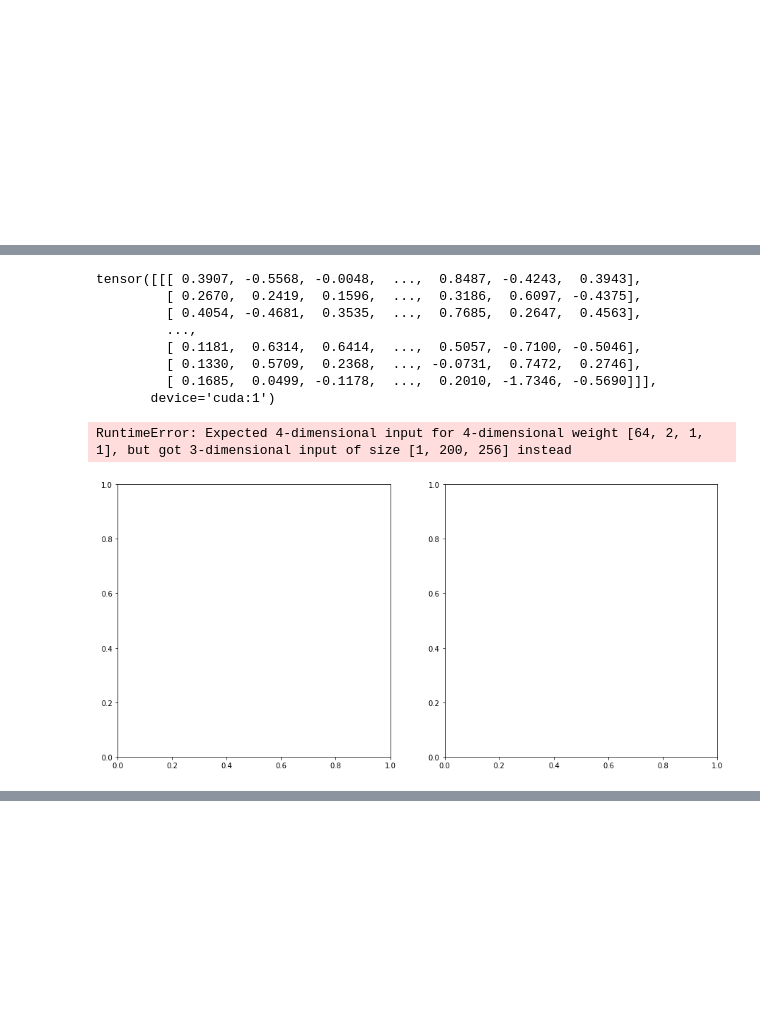
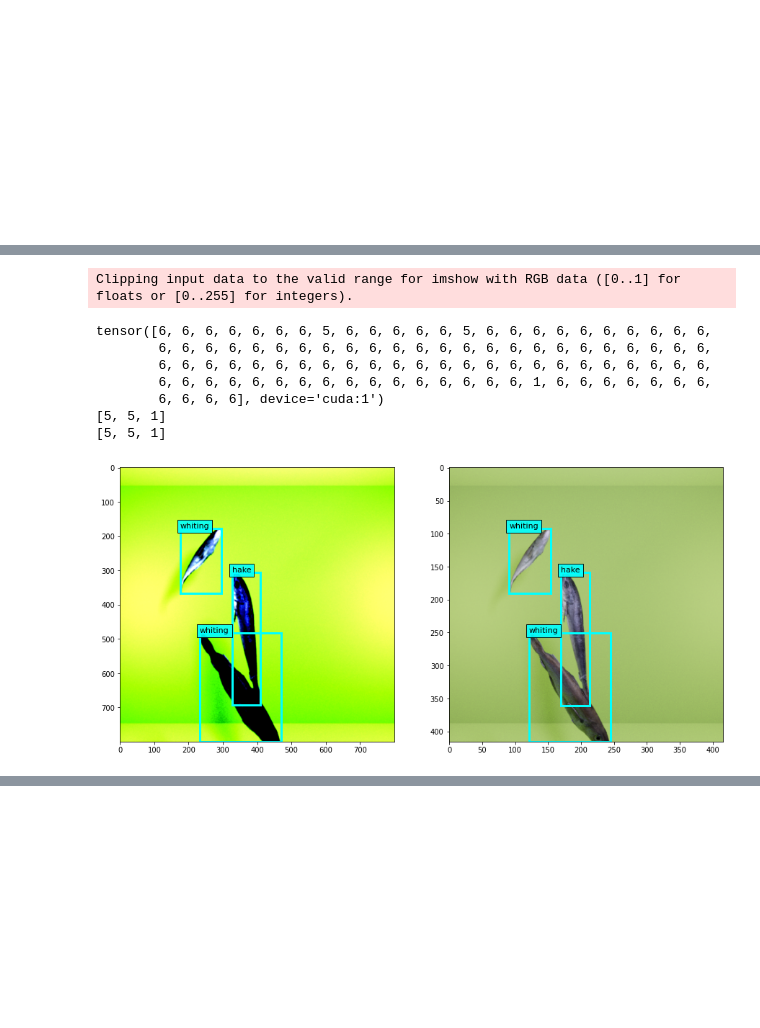
Before and after one commit to Napam/INF399-Master-DeepLearning, a Jupyter notebook: volume/DETRBook-2in1OutTrain.ipynb, the cells around one changed output, grey strips where cells are left out. Saved outputs shown, nothing was run; the diff lists cells and outputs as text; code cells hidden in the pictures.

Commit message:
refactored detr mkii

```diff
--- a/volume/DETRBook-2in1OutTrain.ipynb
+++ b/volume/DETRBook-2in1OutTrain.ipynb
@@ -155,44 +132,25 @@ model = DETRModel(NUM_CLASSES, 100)
 model = model.to(device)
 -->
 # %%
-def save_model(obj: Any, f: str):
-    pathlib.Path(f).parent.mkdir(parents=True, exist_ok=True)
-    assert isinstance(f, str), "Filename must be of type string when saving model"
-    torch.save(obj=obj, f=f)
-
-
-def interruptable(f: Callable):
-    '''Decorator for functions that should handle KeyboardInterrupts more gracefully'''
-    @wraps(f)
-    def wrapper(*args, **kwargs):
-        try:
-            retval = f(*args, **kwargs)
-        except KeyboardInterrupt as e:
-            print('Process interrupted')
-            return
-        return retval
-    return wrapper
-
-
-def img_handler(images: List[Tuple[torch.Tensor, torch.Tensor]]):
+def img_handler(images: List[Tuple[torch.Tensor, torch.Tensor]]) -> List[tuple]:
     # pp for pre process
-    pp = T.Compose([
+    trans = T.Compose([
         T.Resize(800),
         T.Normalize([0.485, 0.456, 0.406],
                     [0.229, 0.224, 0.225])
     ])
 
     return [
-        (pp(pair[0]).to(device), pp(pair[1]).to(device))
+        (trans(pair[0]).to(device), trans(pair[1]).to(device))
         for pair in images
     ]
 
 
-def label_handler(labels):
+def label_handler(labels: Iterable) -> List[dict]:
     return [{k: v.to(device) for k, v in t.items()} for t in labels]
 
 
-def _validate_model(context, traintqdminfo):
+def _validate_model(context: dict, traintqdminfo: dict) -> dict:
     running_val_loss = 0.0
 
     # valbar will disappear after it is done since leave=False
@@ -234,7 +192,7 @@ def _validate_model(context, traintqdminfo):
     return valtqdminfo
 
 
-def _train_model(context, epoch, n_epochs, leave_tqdm):
+def _train_model(context: dict, epoch: int, n_epochs: int, leave_tqdm: bool) -> Tuple[Iterable, dict]:
     running_train_loss = 0.0
 
     trainbar = tqdm(
@@ -279,7 +237,7 @@ def _train_model(context, epoch, n_epochs, leave_tqdm):
     return trainbar, traintqdminfo
 
 
-@interruptable
+@utils.interruptable
 def train_model(
         trainloader: DataLoader,
         valloader: DataLoader,
@@ -691,0 +446,5 @@ train_head(model.decoder)
+# %%
+utils.reloader(utils)
+utils.reloader(fishdetr)
+model = fishdetr.FishDETR()
+model = model.to(device)
@@ -842,40 +623,38 @@ def eval_model(model, img: torch.Tensor, classmap: Optional[Mapping[int, str]]=N
 # %%
 def eval_model2(model: nn.Module, img: Image.Image):
     transform = T.Compose([
         T.Resize(800),
         T.ToTensor(),
         T.Normalize([0.485, 0.456, 0.406], [0.229, 0.224, 0.225]),
     ])
 
     img_torch = transform(img).to(device)
 
     model.eval()
     with torch.no_grad():
         output = model(img_torch.unsqueeze(0))
 
     boxes = output['pred_boxes'][0]
     logits = output['pred_logits'][0]
     logits_, boxes_ = postprocess(logits, boxes)
 
 
     plot_results(np.array(img), logits_, boxes_)
 
 def eval_compare_model(model: nn.Module, gen: Iterable, index: int=0, classmap: Optional[Mapping[int, str]]=None):
     x, y = gen[index]
-
     fig, axes = plt.subplots(1,2,figsize=(15,7))
-    eval_model(model, x, classmap, axes[0])
+    eval_model(model, img_handler([x])[0], classmap, axes[0])
     plot_results(x[0][0].cpu().numpy().transpose((1,2,0)), y['labels'], y['boxes'], classmap, axes[1])
 
-eval_compare_model(model, traingen, index=2, classmap=num2name)
+eval_compare_model(model, traingen, index=0, classmap=num2name)
 # %% [output]
-tensor([[[ 0.3907, -0.5568, -0.0048,  ...,  0.8487, -0.4243,  0.3943],
-         [ 0.2670,  0.2419,  0.1596,  ...,  0.3186,  0.6097, -0.4375],
-         [ 0.4054, -0.4681,  0.3535,  ...,  0.7685,  0.2647,  0.4563],
-         ...,
-         [ 0.1181,  0.6314,  0.6414,  ...,  0.5057, -0.7100, -0.5046],
-         [ 0.1330,  0.5709,  0.2368,  ..., -0.0731,  0.7472,  0.2746],
-         [ 0.1685,  0.0499, -0.1178,  ...,  0.2010, -1.7346, -0.5690]]],
-       device='cuda:1')
+Clipping input data to the valid range for imshow with RGB data ([0..1] for floats or [0..255] for integers).
-RuntimeError: Expected 4-dimensional input for 4-dimensional weight [64, 2, 1, 1], but got 3-dimensional input of size [1, 200, 256] instead
+tensor([6, 6, 6, 6, 6, 6, 6, 5, 6, 6, 6, 6, 6, 5, 6, 6, 6, 6, 6, 6, 6, 6, 6, 6,
+        6, 6, 6, 6, 6, 6, 6, 6, 6, 6, 6, 6, 6, 6, 6, 6, 6, 6, 6, 6, 6, 6, 6, 6,
+        6, 6, 6, 6, 6, 6, 6, 6, 6, 6, 6, 6, 6, 6, 6, 6, 6, 6, 6, 6, 6, 6, 6, 6,
+        6, 6, 6, 6, 6, 6, 6, 6, 6, 6, 6, 6, 6, 6, 6, 6, 1, 6, 6, 6, 6, 6, 6, 6,
+        6, 6, 6, 6], device='cuda:1')
+[5, 5, 1]
+[5, 5, 1]
-[figure, old version]
+[figure, new version]
```
Also changed, not shown: parts of 10 cells of this notebook, 2 other files.
